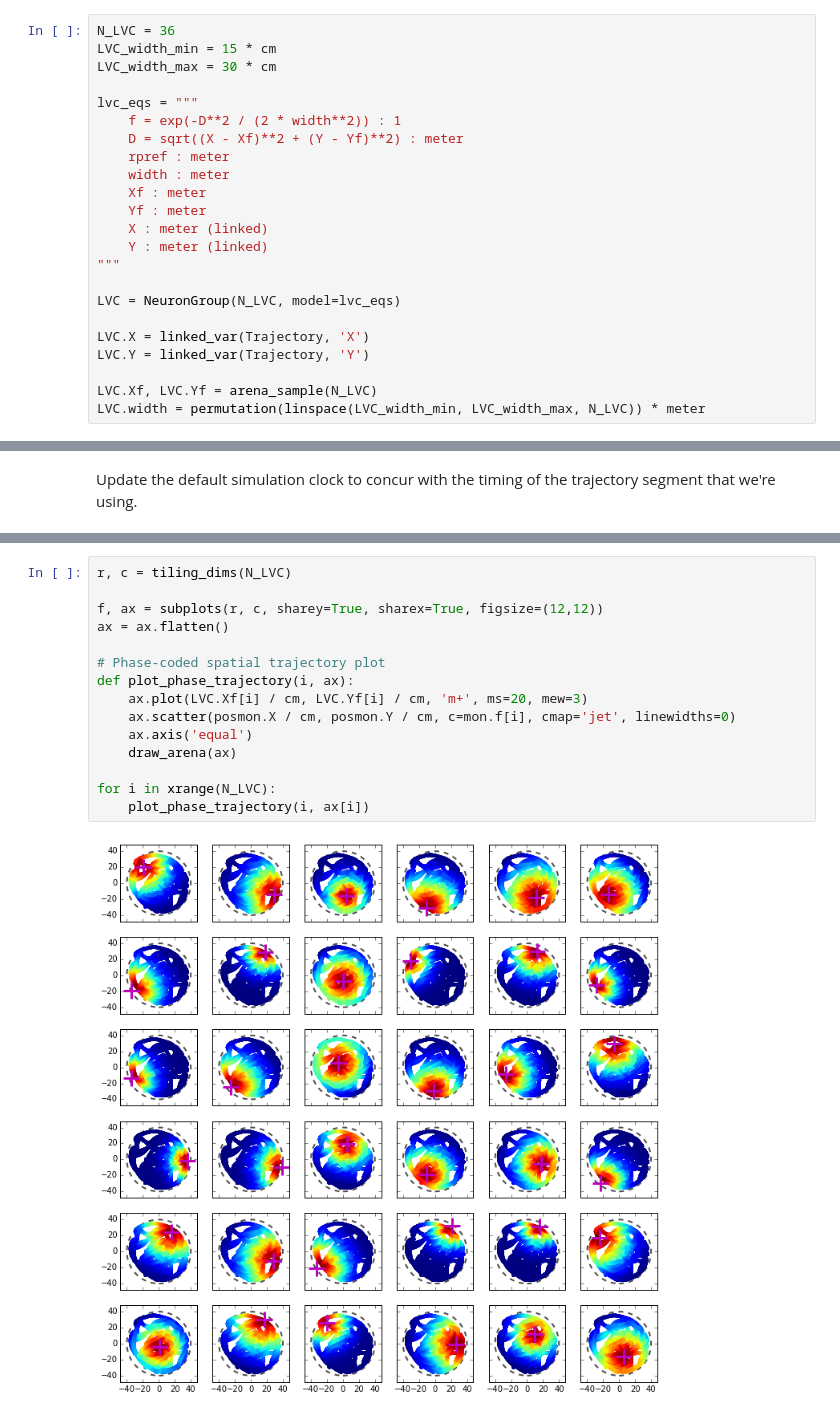
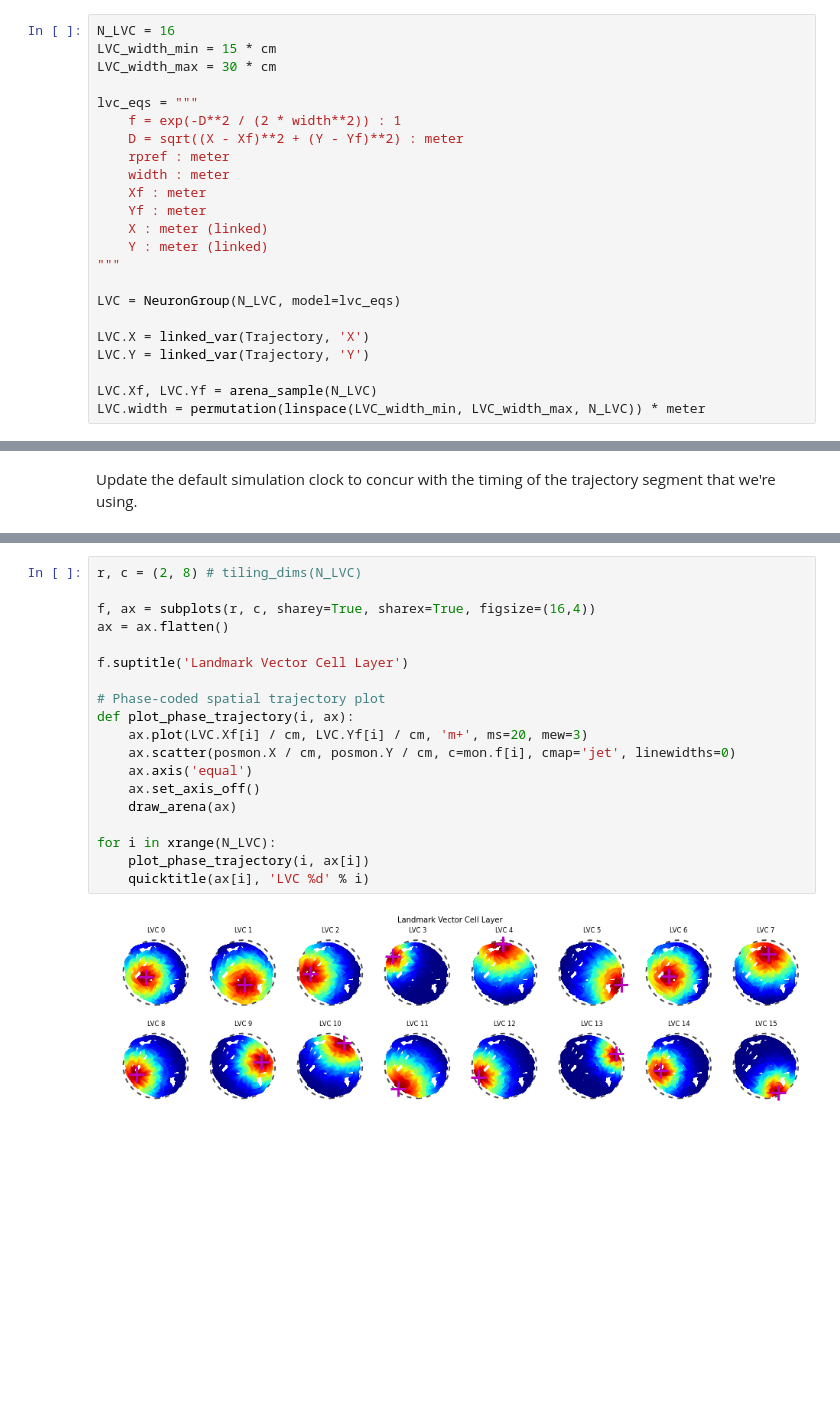
Before and after one commit to jdmonaco/lcomodel, a Jupyter notebook: notebooks/rate_lvc.ipynb, the cells around one changed output, grey strips where cells are left out. Saved outputs shown, nothing was run; the diff lists cells and outputs as text; blank space fills up the shorter version.

```diff
--- a/notebooks/rate_lvc.ipynb
+++ b/notebooks/rate_lvc.ipynb
@@ -22,7 +24,7 @@ import mpld3
 # %% [markdown]
 Set up the LVC neuron equations and group:
 # %%
-N_LVC = 36
+N_LVC = 16
 LVC_width_min = 15 * cm
 LVC_width_max = 30 * cm
 
@@ -133,17 +157,21 @@ ax2.set_ylabel('firing rate (au)');
 # %%
-r, c = tiling_dims(N_LVC)
+r, c = (2, 8) # tiling_dims(N_LVC)
 
-f, ax = subplots(r, c, sharey=True, sharex=True, figsize=(12,12))
+f, ax = subplots(r, c, sharey=True, sharex=True, figsize=(16,4))
 ax = ax.flatten()
+
+f.suptitle('Landmark Vector Cell Layer')
 
 # Phase-coded spatial trajectory plot
 def plot_phase_trajectory(i, ax):
     ax.plot(LVC.Xf[i] / cm, LVC.Yf[i] / cm, 'm+', ms=20, mew=3)
     ax.scatter(posmon.X / cm, posmon.Y / cm, c=mon.f[i], cmap='jet', linewidths=0)
     ax.axis('equal')
+    ax.set_axis_off()
     draw_arena(ax)
 
 for i in xrange(N_LVC):
     plot_phase_trajectory(i, ax[i])
+    quicktitle(ax[i], 'LVC %d' % i)
 # %% [output]
-[figure, old version]
+[figure, new version]
```
Also changed, not shown: parts of 16 cells of this notebook, 9 other files.
